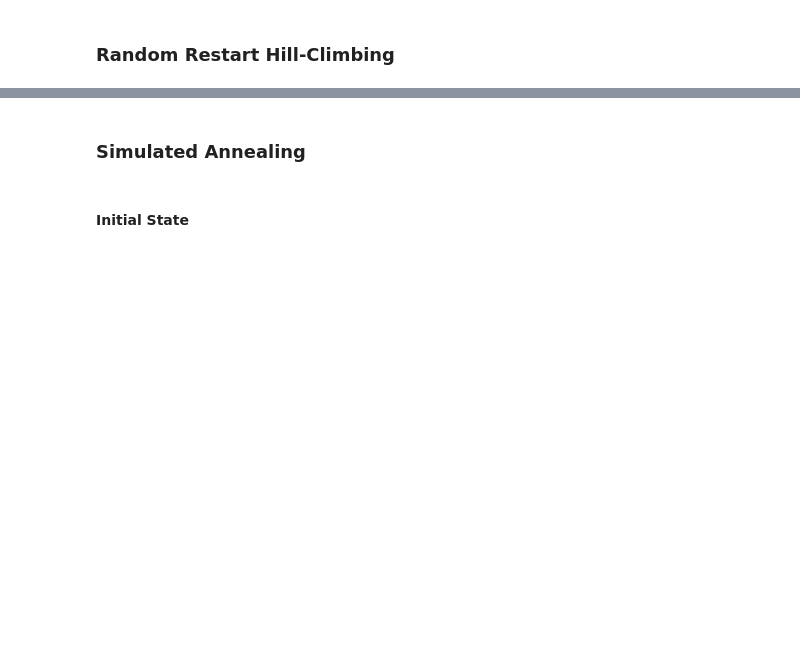
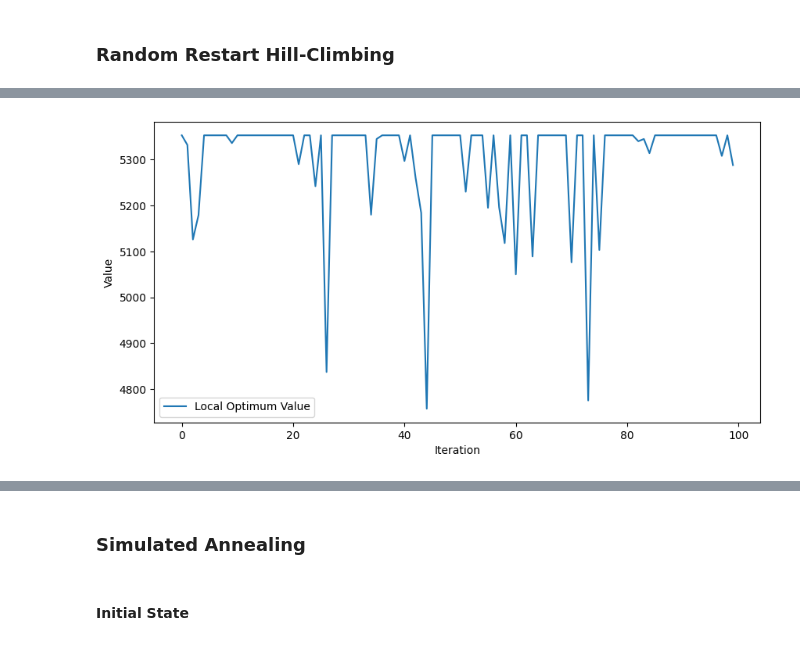
Before and after one commit to marcellinow/diagonal-magic-cube, a Jupyter notebook: main.ipynb, the cells around one changed output, grey strips where cells are left out. Drawn from its saved outputs; the diff is of its cells as text; code cells hidden in the pictures; blank space fills up the shorter version.

```diff
--- a/main.ipynb
+++ b/main.ipynb
@@ -117,2 +140,2 @@ cube = problem_cube.initial_state()
 # %%
-# RR = Random_restart(cube=RR_cube,max_restart=100)
+RR = Random_restart(cube=RR_cube,max_restart=100)
@@ -122,4 +171,8 @@ cube = problem_cube.initial_state()
 # print(f"Random Restart Best Value: {RR.best_value}\n")
 # print(f"Ideal Value: {obj_func_goal}\n")
 # print(f"differences from ideal: {RR.best_value - obj_func_goal}")
+# %%
+RR.hist_plot()
+# %% [output]
+[figure, added]
 # %%
```
Also changed, not shown: parts of 29 cells of this notebook, 3 other files.
